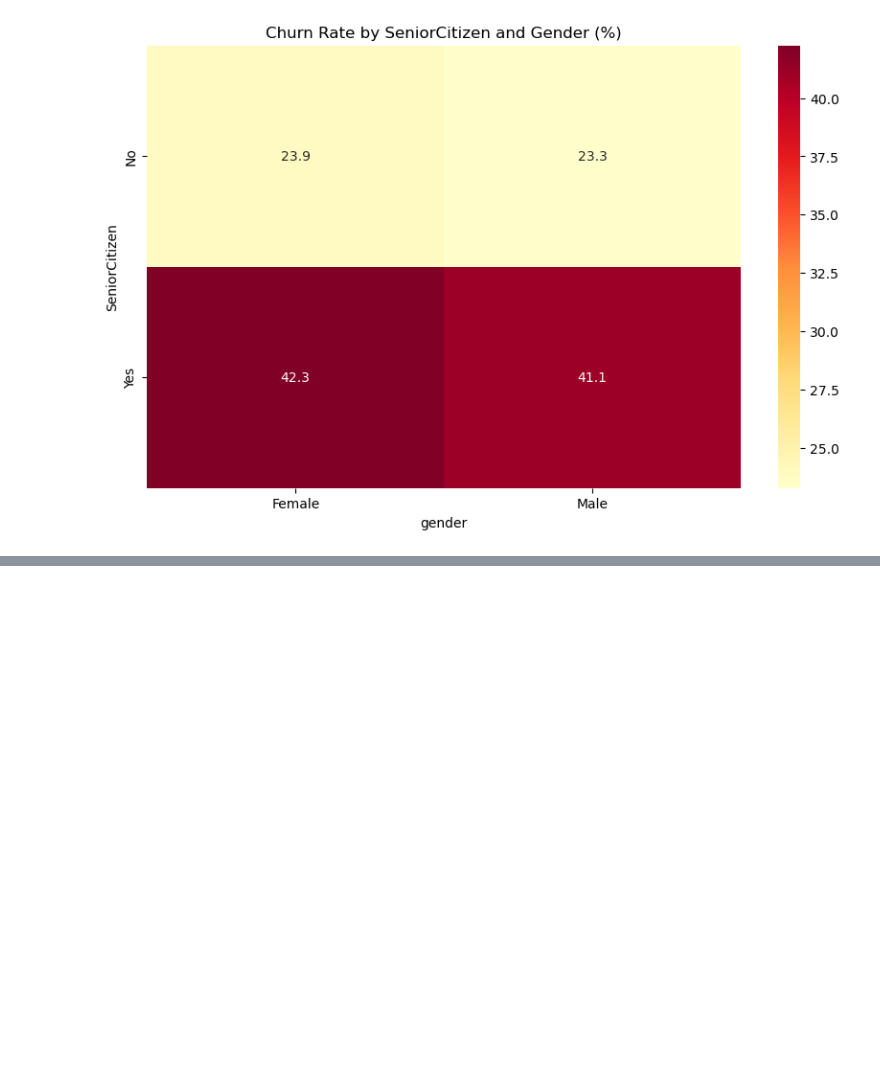
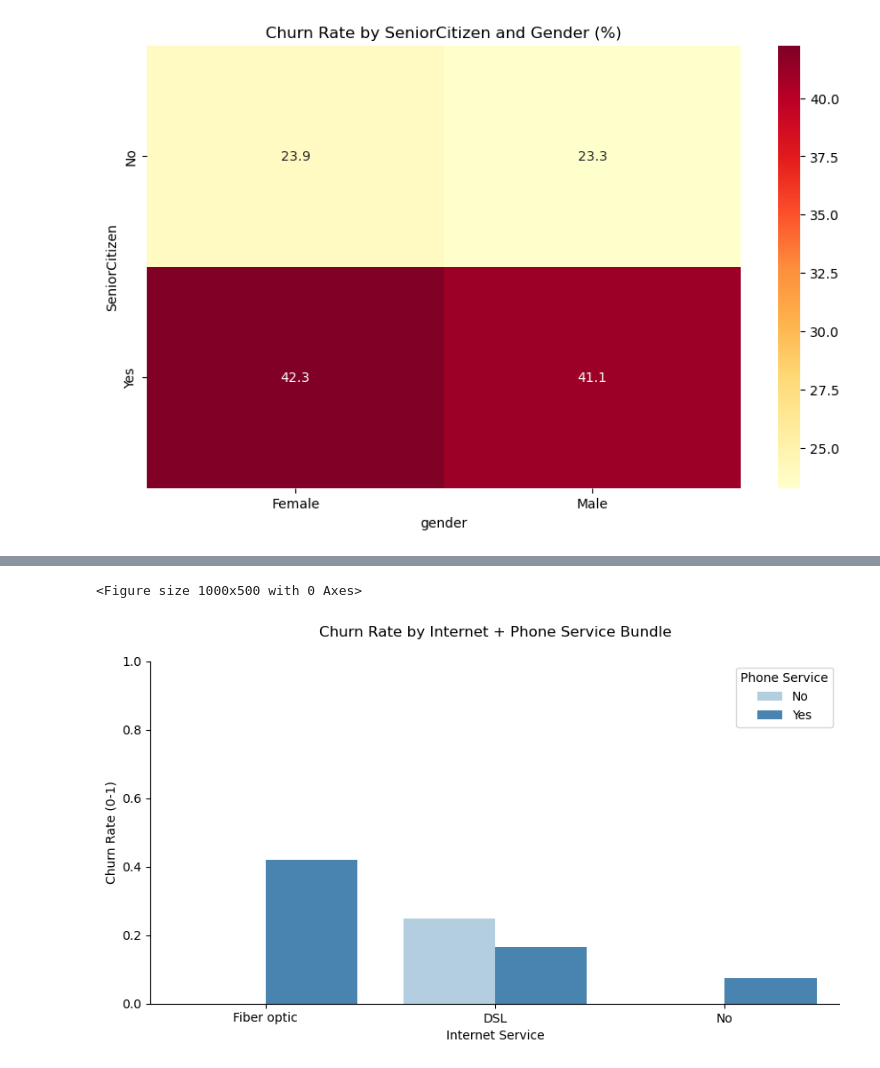
Before and after one commit to NCa307/Week5_project_prep, a Jupyter notebook: week5_project.ipynb, the cells around one changed output, grey strips where cells are left out. Cells and saved outputs as stored; diff of their text form; code cells hidden in the pictures; blank space fills up the shorter version.

```diff
--- a/week5_project.ipynb
+++ b/week5_project.ipynb
@@ -393,0 +455,3 @@ NameError: name 'pivot_table' is not defined
+# %%
+churn_by_bundle = df.groupby(['InternetService', 'PhoneService'])['Churn_Binary'].mean().reset_index()
+print(churn_by_bundle.sort_values('Churn_Binary', ascending=False))
@@ -393,0 +473,21 @@ NameError: name 'pivot_table' is not defined
+# %%
+
+plt.figure(figsize=(10, 5))
+sns.barplot(
+    data=churn_by_bundle,
+    x='InternetService',
+    y='Churn_Binary',
+    hue='PhoneService',
+    palette='Blues',
+    order=['Fiber optic', 'DSL', 'No']  # Optional: Force order
+)
+plt.title('Churn Rate by Internet + Phone Service Bundle', pad=20)
+plt.xlabel('Internet Service')
+plt.ylabel('Churn Rate (0-1)')
+plt.ylim(0, 1)  # Adjust if churn is a %
+plt.legend(title='Phone Service', loc='upper right')
+sns.despine()
+plt.show()
+# %% [output]
+<Figure size 1000x500 with 0 Axes>
+[figure, added]
```
Also changed, not shown: parts of 13 cells of this notebook.
